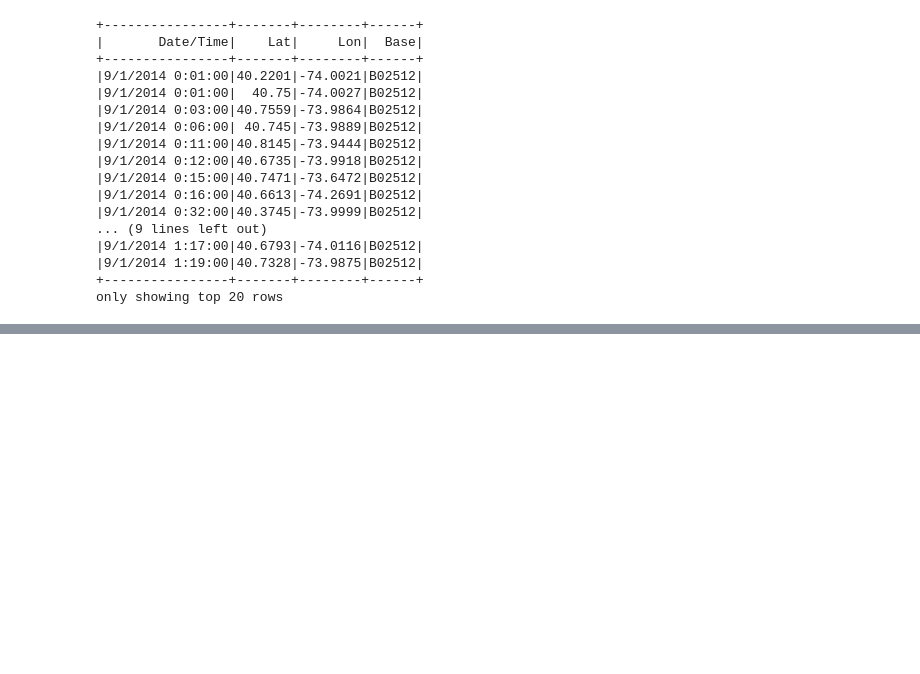
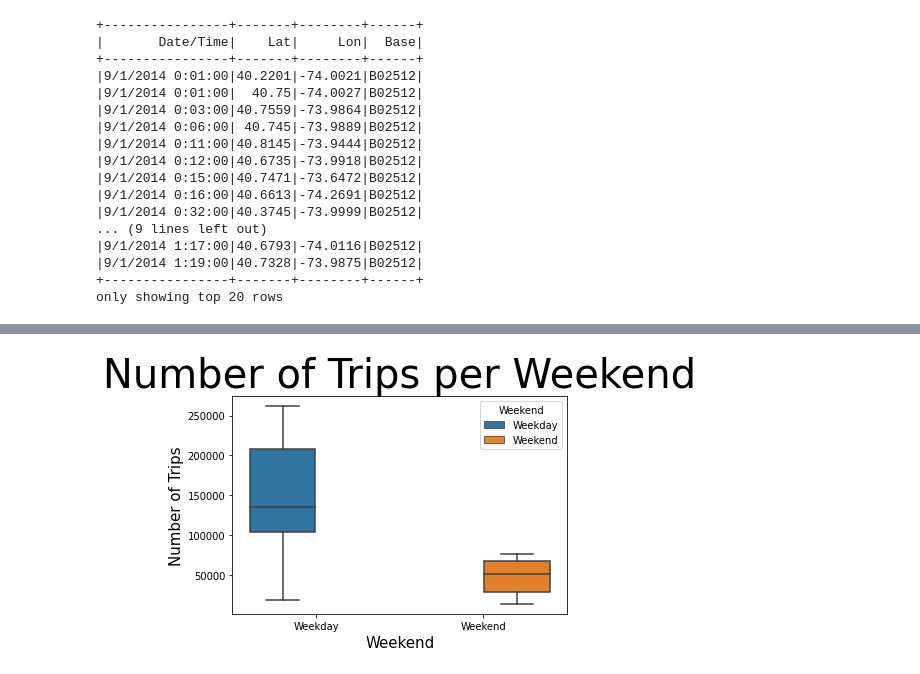
Before and after one commit to milevavantuyl/Movement_NYC, a Jupyter notebook: Melanie Time Series Analysis/Analyzing Weekends versus Weekdays.ipynb, the cells around one changed output, grey strips where cells are left out. Drawn from its saved outputs; the diff is of its cells as text; code cells hidden in the pictures; blank space fills up the shorter version.

Commit message:
Added comparison of the differences by day of week by hour

```diff
--- a/Melanie Time Series Analysis/Analyzing Weekends versus Weekdays.ipynb
+++ b/Melanie Time Series Analysis/Analyzing Weekends versus Weekdays.ipynb
@@ -114,0 +163,3 @@ only showing top 20 rows
+# %%
+weekdays = df.filter(F.col("Weekend") == "Weekday")
+weekdays.show()
@@ -114,0 +212,3 @@ only showing top 20 rows
+# %%
+hourly_weekends = weekends.groupBy(F.hour("Date/Time").alias("Time of Day")).agg(F.sum("Count").alias("Number of Trips"))
+hourly_weekends.sort(F.col("Number of Trips").desc()).show(24)
@@ -114,0 +236,3 @@ only showing top 20 rows
+# %%
+hourly_weekdays = weekdays.groupBy(F.hour("Date/Time").alias("Time of Day")).agg(F.sum("Count").alias("Number of Trips"))
+hourly_weekdays.sort(F.col("Number of Trips").desc()).show(24)
@@ -114,0 +260,7 @@ only showing top 20 rows
+# %%
+hourly_weekends_df = hourly_weekends.toPandas()
+hourly_weekdays_df = hourly_weekdays.toPandas()
+hourly_weekends_df["Weekend"] = "Weekend"
+hourly_weekdays_df["Weekend"] = "Weekday"
+hourly_df = pd.concat([hourly_weekdays_df, hourly_weekends_df])
+hourly_df.sample(5)
@@ -114,0 +274,6 @@ only showing top 20 rows
+# %%
+sns.boxplot(data=hourly_df, y = "Number of Trips", x = "Weekend", hue="Weekend")
+plt.title("Number of Trips per Weekend")
+plt.show()
+# %% [output]
+[figure, added]
```
Also changed, not shown: parts of 26 cells of this notebook.
